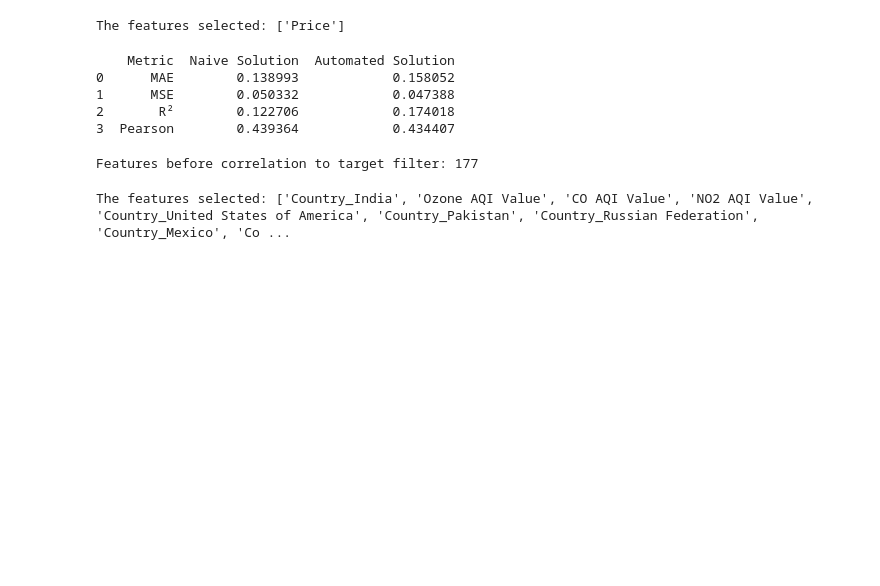
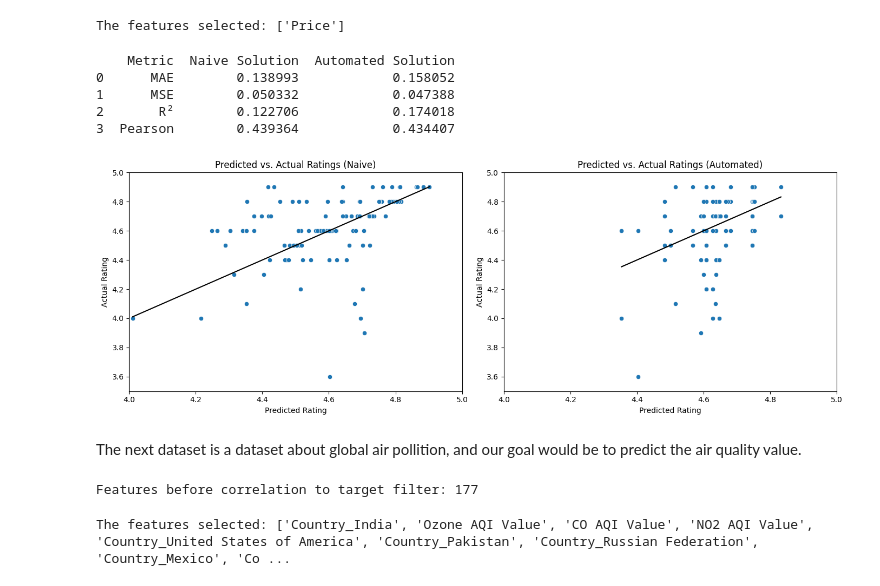
Before and after one commit to yagel2/TDS_NYC_Airbnb, a Jupyter notebook: TDS_Final.ipynb, the cells around one changed output. Drawn from its saved outputs; the diff is of its cells as text; code cells hidden in the pictures; blank space fills up the shorter version.

```diff
--- a/TDS_Final.ipynb
+++ b/TDS_Final.ipynb
@@ -320,6 +355,7 @@ xgb_model.fit(X_train, y_train)
 
 # Predictions
 y_pred = xgb_model.predict(X_test)
+y_pred_naive = y_pred
 
 # Naive model metrics
 mae_naive = mean_absolute_error(y_test, y_pred)
@@ -357,6 +393,35 @@ print(metrics_comparison)
 1      MSE        0.050332            0.047388
 2       R²        0.122706            0.174018
 3  Pearson        0.439364            0.434407
+# %%
+# Create a figure with two subplots
+fig, axes = plt.subplots(1, 2, figsize=(14, 5))
+
+# First plot (Naive Model)
+sns.scatterplot(x=y_pred_naive, y=y_test, ax=axes[0])
+axes[0].set_xlabel('Predicted Rating')
+axes[0].set_ylabel('Actual Rating')
+axes[0].set_ylim(3.5, 5)
+axes[0].set_xlim(4, 5)
+axes[0].set_title('Predicted vs. Actual Ratings (Naive)')
+sns.lineplot(x=y_pred_naive, y=y_pred_naive, ax=axes[0], color='black')
+
+# Second plot (Automated Model)
+sns.scatterplot(x=y_pred, y=y_test, ax=axes[1])
+axes[1].set_xlabel('Predicted Rating')
+axes[1].set_ylabel('Actual Rating')
+axes[1].set_ylim(3.5, 5)
+axes[1].set_xlim(4, 5)
+axes[1].set_title('Predicted vs. Actual Ratings (Automated)')
+sns.lineplot(x=y_pred, y=y_pred, ax=axes[1], color='black')
+
+# Show both plots together
+plt.tight_layout()
+plt.show()
+# %% [output]
+[figure, added]
+# %% [markdown]
+The next dataset is a dataset about global air pollition, and our goal would be to predict the air quality value.
 # %%
 df = pd.read_csv('global air pollution dataset.csv')
 
```
Also changed, not shown: parts of 18 cells of this notebook.
